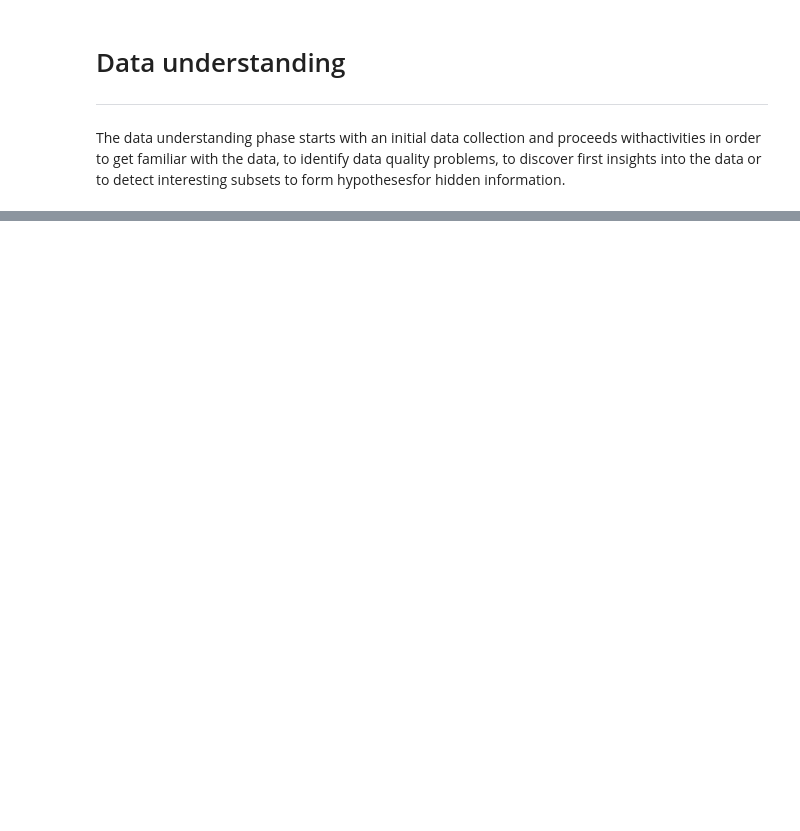
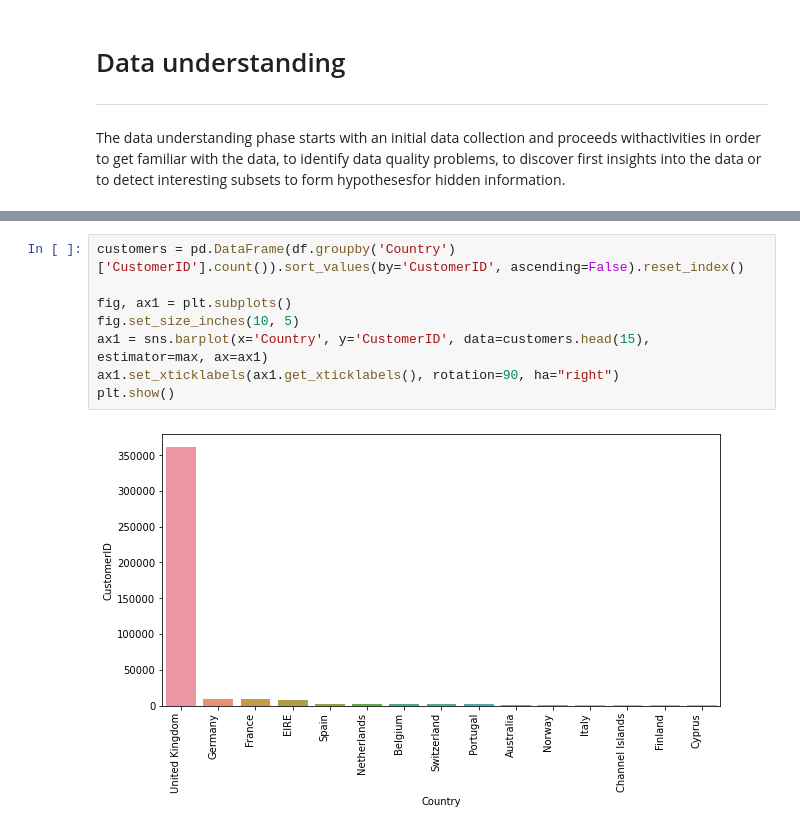
Before and after one commit to DanisAlukaev/Data-Mining, a Jupyter notebook: session01/2. Data understanding.ipynb, the cells around one changed output, grey strips where cells are left out. Cells and saved outputs as stored; diff of their text form; blank space fills up the shorter version.

```diff
--- a/session01/2. Data understanding.ipynb
+++ b/session01/2. Data understanding.ipynb
@@ -346,0 +197,10 @@ In the `InvoiceNo` there are string entries. The solution will be sort integers
+# %%
+customers = pd.DataFrame(df.groupby('Country')['CustomerID'].count()).sort_values(by='CustomerID', ascending=False).reset_index()
+
+fig, ax1 = plt.subplots()
+fig.set_size_inches(10, 5)
+ax1 = sns.barplot(x='Country', y='CustomerID', data=customers.head(15), estimator=max, ax=ax1)
+ax1.set_xticklabels(ax1.get_xticklabels(), rotation=90, ha="right")
+plt.show()
+# %% [output]
+[figure, added]
```
Also changed, not shown: parts of 60 cells of this notebook, 3 other files.
